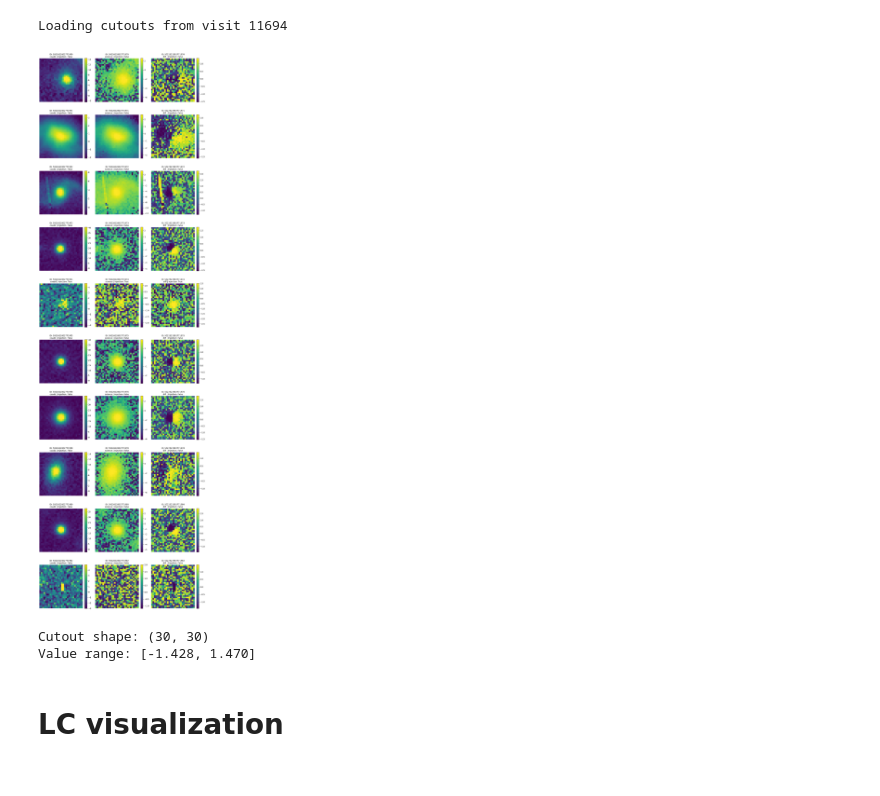
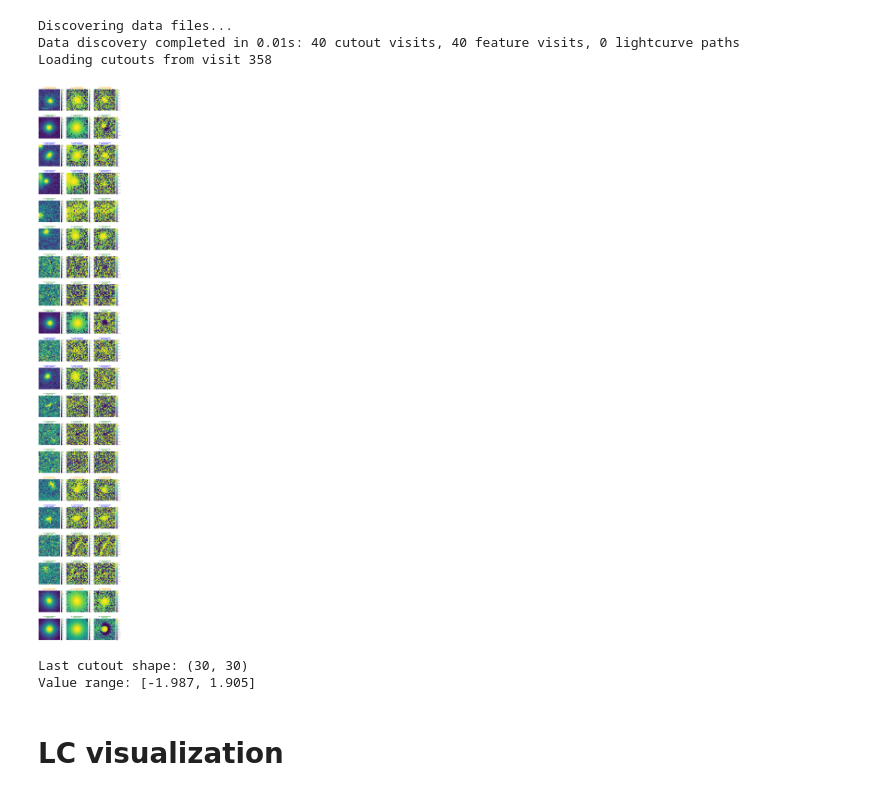
Before and after one commit to rbonnetguerrini/ML4transients, a Jupyter notebook: notebooks/data_loading_example.ipynb, the cells around one changed output. Drawn from its saved outputs; the diff is of its cells as text; code cells hidden in the pictures.

```diff
--- a/notebooks/data_loading_example.ipynb
+++ b/notebooks/data_loading_example.ipynb
@@ -70,46 +554,72 @@ Data Overview:
 # %%
 import matplotlib.pyplot as plt
 
-first_visit = dataset.visits[12]
+dataset2 = DatasetLoader('/sps/lsst/groups/transients/HSC/fouchez/raphael/data/rc2_89570_r015')
+
+first_visit = dataset2.visits[2]
 print(f"Loading cutouts from visit {first_visit}")
 
-cutout_loader = dataset.cutouts[first_visit]
-feature_loader = dataset.features[first_visit]
-sample_ids = cutout_loader.ids[:10]  # show two DIA IDs
+cutout_loader = dataset2.cutouts[first_visit]
+feature_loader = dataset2.features[first_visit]
+sample_ids = cutout_loader.ids[:20]
 
-cutout_types = ['coadd','science', 'diff']
+cutout_types = ['coadd', 'science', 'diff']
 
 # rows = number of samples, columns = number of cutout types
 n_rows = len(sample_ids)
 n_cols = len(cutout_types)
 
 fig, axes = plt.subplots(n_rows, n_cols, figsize=(4*n_cols, 4*n_rows))
 
 for row_idx, dia_id in enumerate(sample_ids):
     features = feature_loader.get_by_id(dia_id)
-    is_injection = features['is_injection'].iloc[0] if not features.empty else False
+
+    # Get the labels
+    is_injection = int(features['is_injection'].iloc[0]) if not features.empty else 0
+    spy_injected = int(features['spy_injected'].iloc[0]) if not features.empty else 0
+
+    # Determine the status for display
+    if spy_injected == 0:
+        status = "Real"
+        color = "green"
+    elif is_injection == 1 and spy_injected == 1:
+        status = "Injection"
+        color = "blue"
+    elif is_injection == 0 and spy_injected == 1:
+        status = "Relabeled (noise)"
+        color = "orange"
+    else:
+        status = "ERROR"
+        color = "red"
 
     for col_idx, cutout_type in enumerate(cutout_types):
         ax = axes[row_idx, col_idx] if n_rows > 1 else axes[col_idx]
 
         # Load cutout of a specific type
         cutout = cutout_loader.get_by_id(dia_id, cutout_type=cutout_type)
 
-        im = ax.imshow(cutout,  origin='lower')
-        ax.set_title(f'ID: {dia_id}\n{cutout_type} | Injection: {is_injection}', fontsize=10)
+        im = ax.imshow(cutout, origin='lower')
+
+        # Better title with clearer information
+        title = f'ID: {dia_id}\n{cutout_type} | {status}'
+        ax.set_title(title, fontsize=10, color=color, weight='bold')
+
         ax.axis('off')
         plt.colorbar(im, ax=ax, fraction=0.046, pad=0.04)
+
 
 plt.tight_layout()
 plt.show()
 
-# Optional diagnostics for one example
-print(f"Cutout shape: {cutout.shape}")
+# Optional diagnostics for last example
+print(f"\nLast cutout shape: {cutout.shape}")
 print(f"Value range: [{cutout.min():.3f}, {cutout.max():.3f}]")
 # %% [output]
-Loading cutouts from visit 11694
+Discovering data files...
+Data discovery completed in 0.01s: 40 cutout visits, 40 feature visits, 0 lightcurve paths
+Loading cutouts from visit 358
-[figure, old version]
+[figure, new version]
-Cutout shape: (30, 30)
-Value range: [-1.428, 1.470]
+Last cutout shape: (30, 30)
+Value range: [-1.987, 1.905]
 # %% [markdown]
 # LC visualization
```
Also changed, not shown: parts of 28 cells of this notebook, 11 other files.
